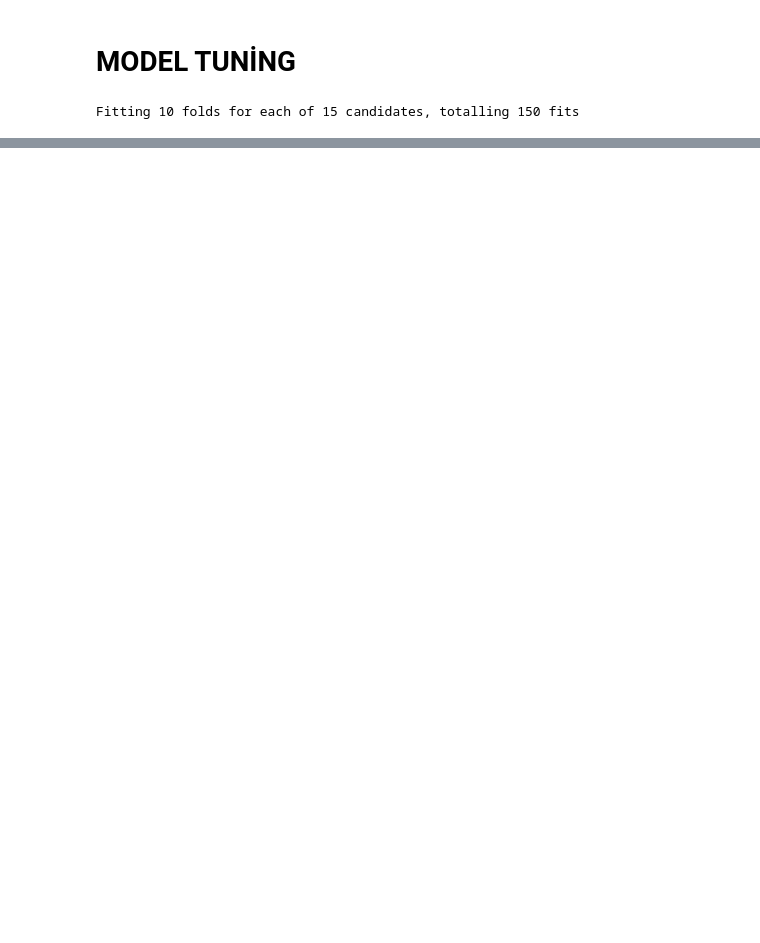
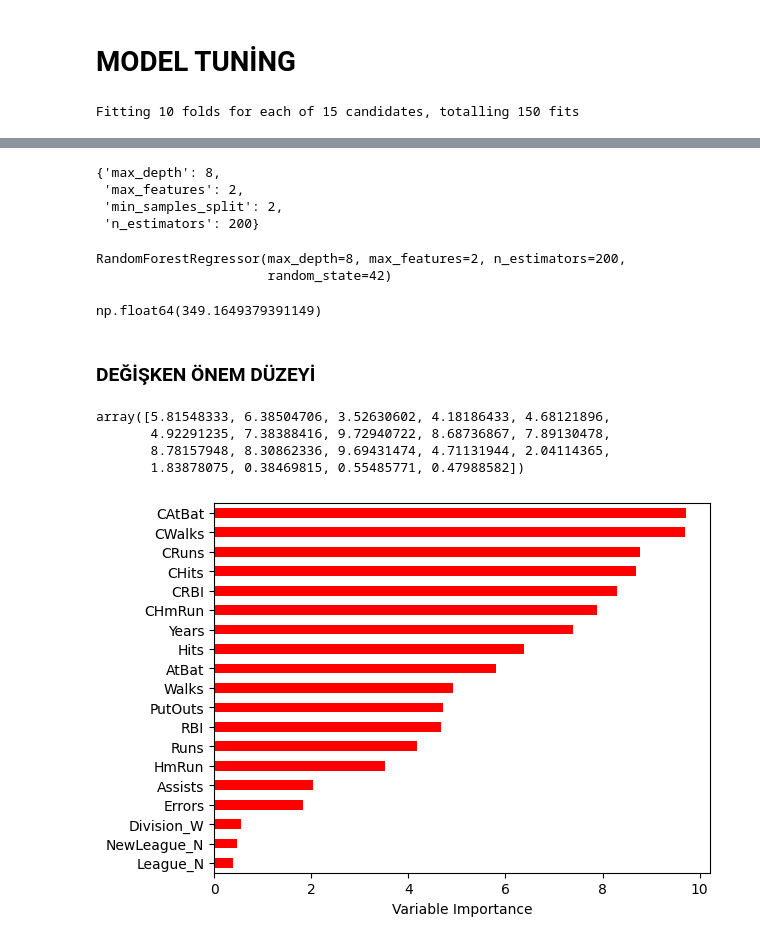
Before and after one commit to giraydorukyurt7/Data_Science-And-Artificial_Intelligence-Journeys, a Jupyter notebook: Machine_Learning/non-linear_regression/non-linear_regression.ipynb, the cells around one changed output, grey strips where cells are left out. Drawn from its saved outputs; the diff is of its cells as text; code cells hidden in the pictures; blank space fills up the shorter version.

```diff
--- a/Machine_Learning/non-linear_regression/non-linear_regression.ipynb
+++ b/Machine_Learning/non-linear_regression/non-linear_regression.ipynb
@@ -362,0 +552,13 @@ np.float64(353.74227742374114)
+# %%
+df  = pd.read_csv("../linear_regression/Hitters.csv")                            #veriyi oku
+df  = df.dropna()                                           #eksik değerleri at
+dms = pd.get_dummies(df[["League","Division","NewLeague"]]) # Kategorik değişkenleri dummy değişkenlere dönüştür
+                                                            # Bu adım, kategorik değişkenlerin sağladığı bilgiyi daha iyi alabilmek için one-hot encoding uygular
+Y   = df["Salary"]                                          # bağımlı değişken
+X_  = df.drop(["Salary","League","Division","NewLeague"], axis=1).astype("float64") #kategorik ve bağımlı değişkeni çıkartarak X_ değişkenine atadık.
+X   = pd.concat([X_,dms[["League_N","Division_W","NewLeague_N"]]],axis=1)           # Bağımsız değişkenlerin son halini oluşturmak için,
+                                                                                    # dummy değişkenleri (kategorik değişkenlerin dönüştürülmüş halleri) X_'e ekle
+X_train, X_test, Y_train, Y_test = train_test_split(X,
+                                                    Y,
+                                                    test_size=0.25,
+                                                    random_state=42) # %25 test için ayrıldı.
@@ -362,0 +634,44 @@ np.float64(353.74227742374114)
+# %%
+rf_cv_model.best_params_
+# %% [output]
+{'max_depth': 8,
+ 'max_features': 2,
+ 'min_samples_split': 2,
+ 'n_estimators': 200}
+# %%
+rf_tuned_model = RandomForestRegressor( random_state       =42,
+                                        max_depth          =8,
+                                        max_features       =2,
+                                        min_samples_split  =2,
+                                        n_estimators       =200)
+rf_tuned_model.fit(X_train,Y_train)
+# %% [output]
+RandomForestRegressor(max_depth=8, max_features=2, n_estimators=200,
+                      random_state=42)
+# %%
+y_pred = rf_tuned_model.predict(X_test)
+np.sqrt(mean_squared_error(Y_test,y_pred))
+# %% [output]
+np.float64(349.1649379391149)
+# %% [markdown]
+### DEĞİŞKEN ÖNEM DÜZEYİ
+# %%
+rf_tuned_model.feature_importances_*100
+# %% [output]
+array([5.81548333, 6.38504706, 3.52630602, 4.18186433, 4.68121896,
+       4.92291235, 7.38388416, 9.72940722, 8.68736867, 7.89130478,
+       8.78157948, 8.30862336, 9.69431474, 4.71131944, 2.04114365,
+       1.83878075, 0.38469815, 0.55485771, 0.47988582])
+# %%
+Importance = pd.DataFrame({"Importance":rf_tuned_model.feature_importances_*100},
+                          index=X_train.columns)
+
+Importance.sort_values(by ="Importance",
+                       axis=0,
+                       ascending=True).plot(kind="barh",
+                                            color ="r")
+
+plt.xlabel("Variable Importance")
+plt.gca().legend_ = None
+# %% [output]
+[figure, added]
```
Also changed, not shown: parts of 33 cells of this notebook.
